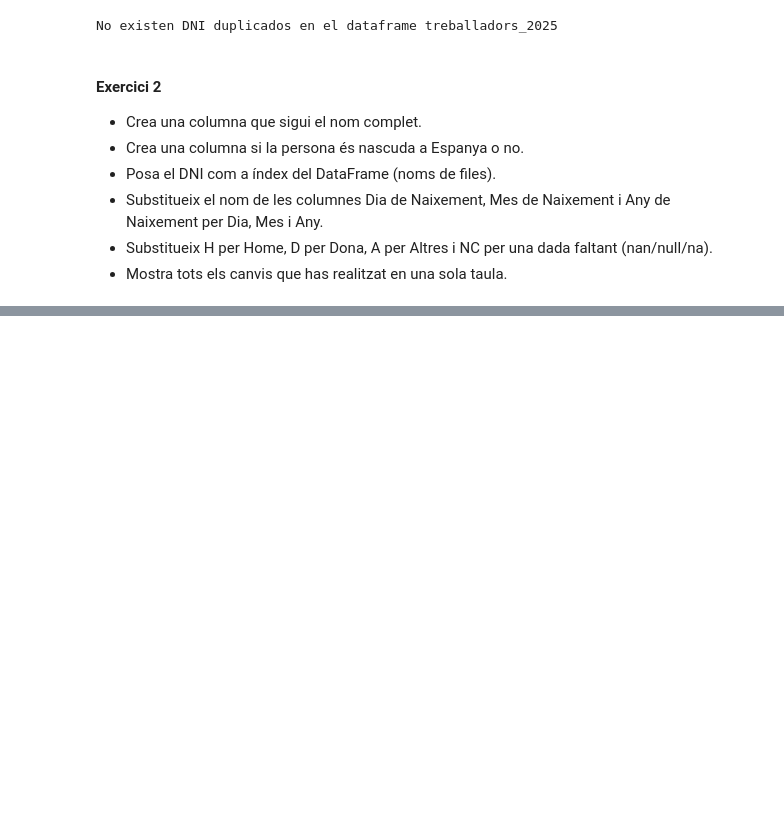
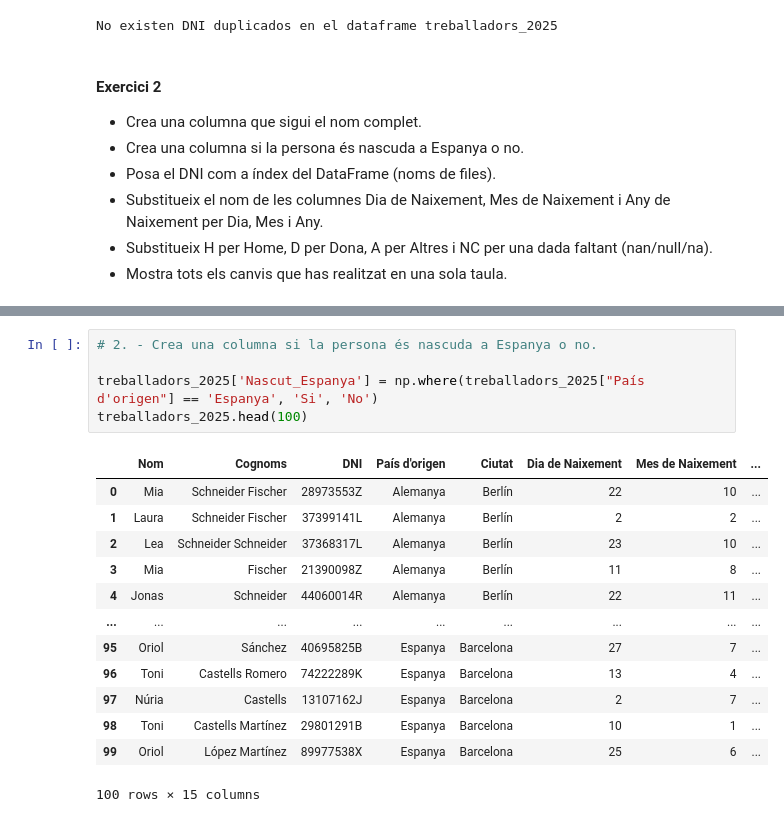
Before and after one commit to rogerloop/03_Especialitzacio, a Jupyter notebook: Sprint_10_Analitica_dades_Python/Sprint_10_Task_S10_01/Task_S10_01.ipynb, the cells around one changed output, grey strips where cells are left out. Drawn from its saved outputs; the diff is of its cells as text; blank space fills up the shorter version.

```diff
--- a/Sprint_10_Analitica_dades_Python/Sprint_10_Task_S10_01/Task_S10_01.ipynb
+++ b/Sprint_10_Analitica_dades_Python/Sprint_10_Task_S10_01/Task_S10_01.ipynb
@@ -65,3 +67,22 @@ treballadors_2025
 | 998 | Isla | Jones Brown | 28367234K | Regne Unit | Manchester | 28 | 3 | ... |
 | 999 | William | Smith | 82046699J | Regne Unit | Manchester | 19 | 5 | ... |
 1000 rows × 14 columns
+# %%
+# 2. - Crea una columna si la persona és nascuda a Espanya o no.
+
+treballadors_2025['Nascut_Espanya'] = np.where(treballadors_2025["País d'origen"] == 'Espanya', 'Si', 'No')
+treballadors_2025.head(100)
+# %% [output]
+|  | Nom | Cognoms | DNI | País d'origen | Ciutat | Dia de Naixement | Mes de Naixement | ... |
+| 0 | Mia | Schneider Fischer | 28973553Z | Alemanya | Berlín | 22 | 10 | ... |
+| 1 | Laura | Schneider Fischer | 37399141L | Alemanya | Berlín | 2 | 2 | ... |
+| 2 | Lea | Schneider Schneider | 37368317L | Alemanya | Berlín | 23 | 10 | ... |
+| 3 | Mia | Fischer | 21390098Z | Alemanya | Berlín | 11 | 8 | ... |
+| 4 | Jonas | Schneider | 44060014R | Alemanya | Berlín | 22 | 11 | ... |
+| ... | ... | ... | ... | ... | ... | ... | ... | ... |
+| 95 | Oriol | Sánchez | 40695825B | Espanya | Barcelona | 27 | 7 | ... |
+| 96 | Toni | Castells Romero | 74222289K | Espanya | Barcelona | 13 | 4 | ... |
+| 97 | Núria | Castells | 13107162J | Espanya | Barcelona | 2 | 7 | ... |
+| 98 | Toni | Castells Martínez | 29801291B | Espanya | Barcelona | 10 | 1 | ... |
+| 99 | Oriol | López Martínez | 89977538X | Espanya | Barcelona | 25 | 6 | ... |
+100 rows × 15 columns
```
Also changed, not shown: parts of 5 cells of this notebook.
